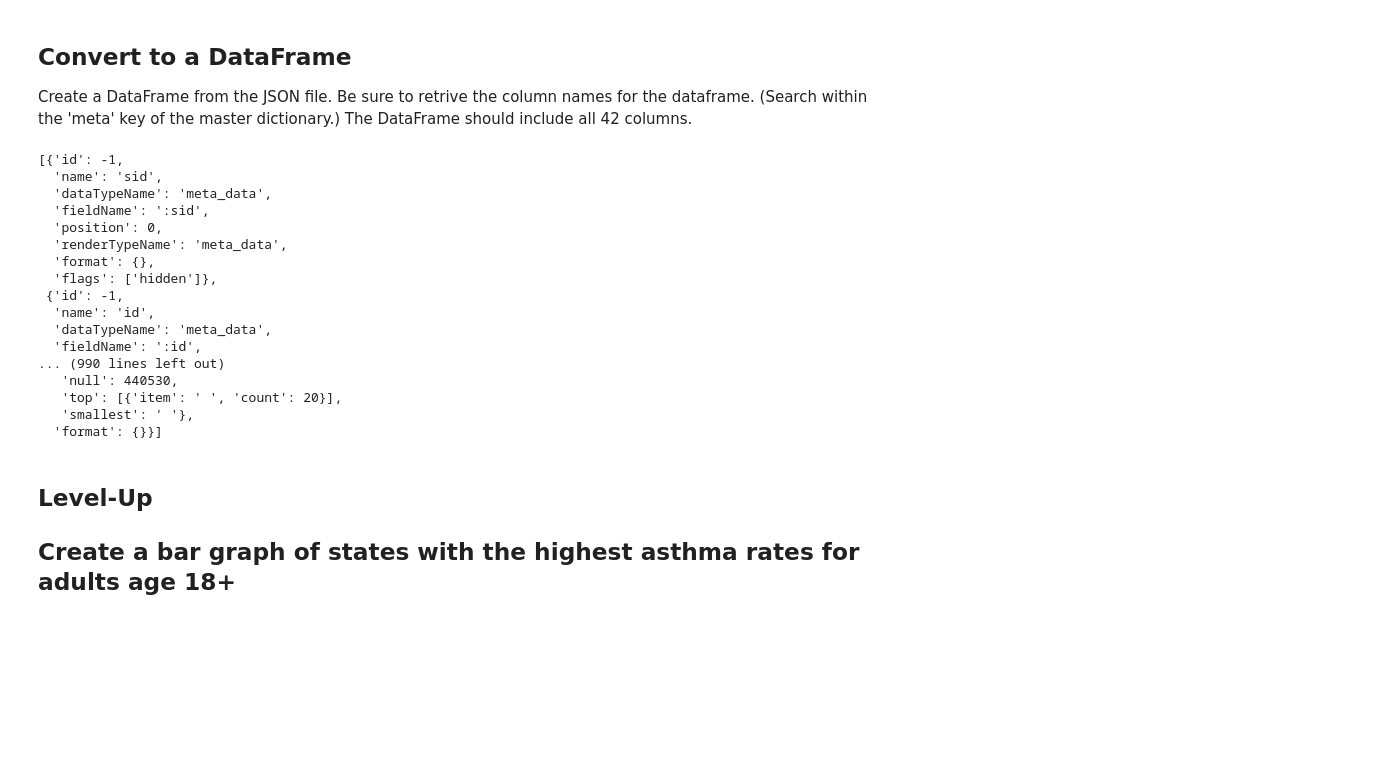
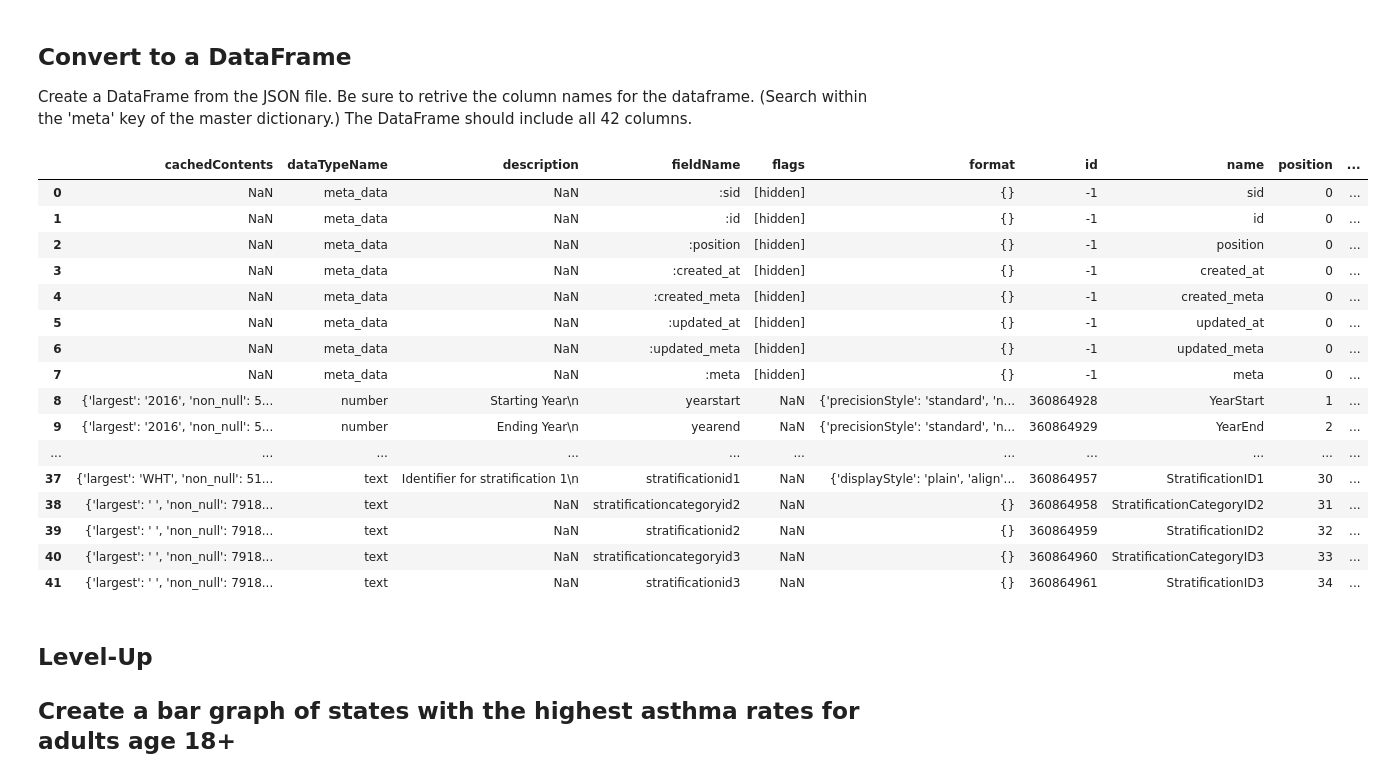
Before and after one commit to jmt0221/dsc-exploring-and-transforming-json-schemas-lab-nyc-ds-082619, a Jupyter notebook: index.ipynb, the cells around one changed output. Cells and saved outputs as stored; diff of their text form; code cells hidden in the pictures; blank space fills up the shorter version.

```diff
--- a/index.ipynb
+++ b/index.ipynb
@@ -35,25 +35,26 @@ data = json.load(f)
 Create a DataFrame from the JSON file. Be sure to retrive the column names for the dataframe. (Search within the 'meta' key of the master dictionary.) The DataFrame should include all 42 columns.
 # %%
 #Your code here
-df =pd.DataFrame(data['meta']['view']['columns'])
+df = pd.DataFrame(data['meta']['view']['columns'])
+df
 # %% [output]
-[{'id': -1,
-  'name': 'sid',
-  'dataTypeName': 'meta_data',
-  'fieldName': ':sid',
-  'position': 0,
-  'renderTypeName': 'meta_data',
-  'format': {},
-  'flags': ['hidden']},
- {'id': -1,
-  'name': 'id',
-  'dataTypeName': 'meta_data',
-  'fieldName': ':id',
-... (990 lines left out)
-   'null': 440530,
-   'top': [{'item': ' ', 'count': 20}],
-   'smallest': ' '},
-  'format': {}}]
+|  | cachedContents | dataTypeName | description | fieldName | flags | format | id | name | position | ... |
+| 0 | NaN | meta_data | NaN | :sid | [hidden] | {} | -1 | sid | 0 | ... |
+| 1 | NaN | meta_data | NaN | :id | [hidden] | {} | -1 | id | 0 | ... |
+| 2 | NaN | meta_data | NaN | :position | [hidden] | {} | -1 | position | 0 | ... |
+| 3 | NaN | meta_data | NaN | :created_at | [hidden] | {} | -1 | created_at | 0 | ... |
+| 4 | NaN | meta_data | NaN | :created_meta | [hidden] | {} | -1 | created_meta | 0 | ... |
+| 5 | NaN | meta_data | NaN | :updated_at | [hidden] | {} | -1 | updated_at | 0 | ... |
+| 6 | NaN | meta_data | NaN | :updated_meta | [hidden] | {} | -1 | updated_meta | 0 | ... |
+| 7 | NaN | meta_data | NaN | :meta | [hidden] | {} | -1 | meta | 0 | ... |
+| 8 | {'largest': '2016', 'non_null': 5... | number | Starting Year\n | yearstart | NaN | {'precisionStyle': 'standard', 'n... | 360864928 | YearStart | 1 | ... |
+| 9 | {'largest': '2016', 'non_null': 5... | number | Ending Year\n | yearend | NaN | {'precisionStyle': 'standard', 'n... | 360864929 | YearEnd | 2 | ... |
+| ... | ... | ... | ... | ... | ... | ... | ... | ... | ... | ... |
+| 37 | {'largest': 'WHT', 'non_null': 51... | text | Identifier for stratification 1\n | stratificationid1 | NaN | {'displayStyle': 'plain', 'align'... | 360864957 | StratificationID1 | 30 | ... |
+| 38 | {'largest': ' ', 'non_null': 7918... | text | NaN | stratificationcategoryid2 | NaN | {} | 360864958 | StratificationCategoryID2 | 31 | ... |
+| 39 | {'largest': ' ', 'non_null': 7918... | text | NaN | stratificationid2 | NaN | {} | 360864959 | StratificationID2 | 32 | ... |
+| 40 | {'largest': ' ', 'non_null': 7918... | text | NaN | stratificationcategoryid3 | NaN | {} | 360864960 | StratificationCategoryID3 | 33 | ... |
+| 41 | {'largest': ' ', 'non_null': 7918... | text | NaN | stratificationid3 | NaN | {} | 360864961 | StratificationID3 | 34 | ... |
 # %% [markdown]
 ## Level-Up
 ## Create a bar graph of states with the highest asthma rates for adults age 18+
```
